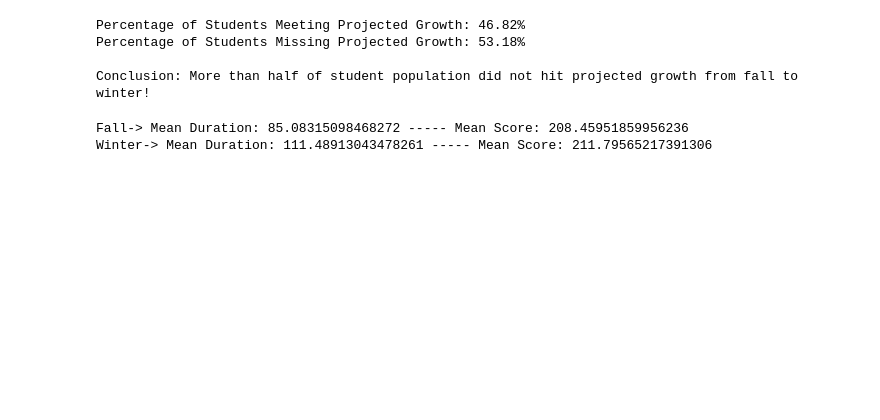
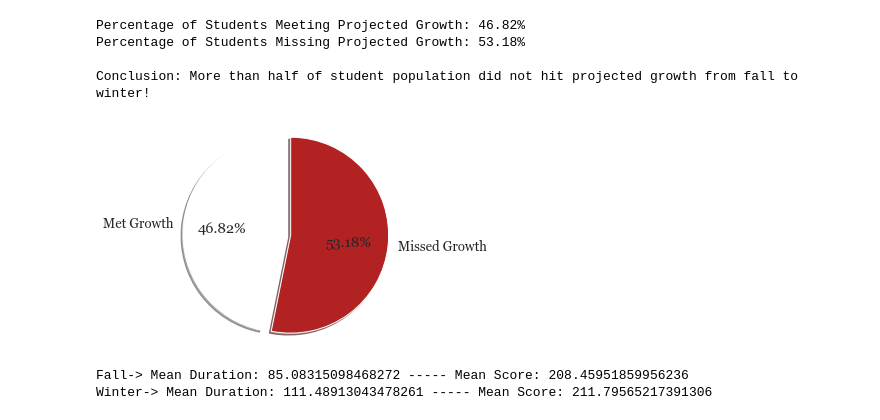
Before and after one commit to utsa-santhosh/CSVC-Data-Challenge, a Jupyter notebook: datachallenge.ipynb, the cells around one changed output. Drawn from its saved outputs; the diff is of its cells as text; code cells hidden in the pictures; blank space fills up the shorter version.

Commit message:
pie chart

```diff
--- a/datachallenge.ipynb
+++ b/datachallenge.ipynb
@@ -39,6 +39,23 @@ Percentage of Students Meeting Projected Growth: 46.82%
 Percentage of Students Missing Projected Growth: 53.18%
 
 Conclusion: More than half of student population did not hit projected growth from fall to winter!
+# %%
+
+# Pie chart depiction of Students Missing Growth
+
+
+labels = 'Met Growth', 'Missed Growth'
+sizes = [46.82, 53.18]
+explode = (0, 0.1)  # only "explode" the 2nd slice (i.e. 'Hogs')
+
+fig1, ax1 = plt.subplots()
+ax1.pie(sizes, explode=explode, labels=labels, autopct='%1.2f%%',
+        shadow=True, startangle=90, colors=['white','firebrick'])
+ax1.axis('equal')  # Equal aspect ratio ensures that pie is drawn as a circle.
+
+plt.show()
+# %% [output]
+[figure, added]
 # %%
 fall_duration_mean = fall_raw['Duration'].mean()
 fall_rit_mean = fall_raw['RITScore'].mean()
```
Also changed, not shown: parts of 1 cell of this notebook.
